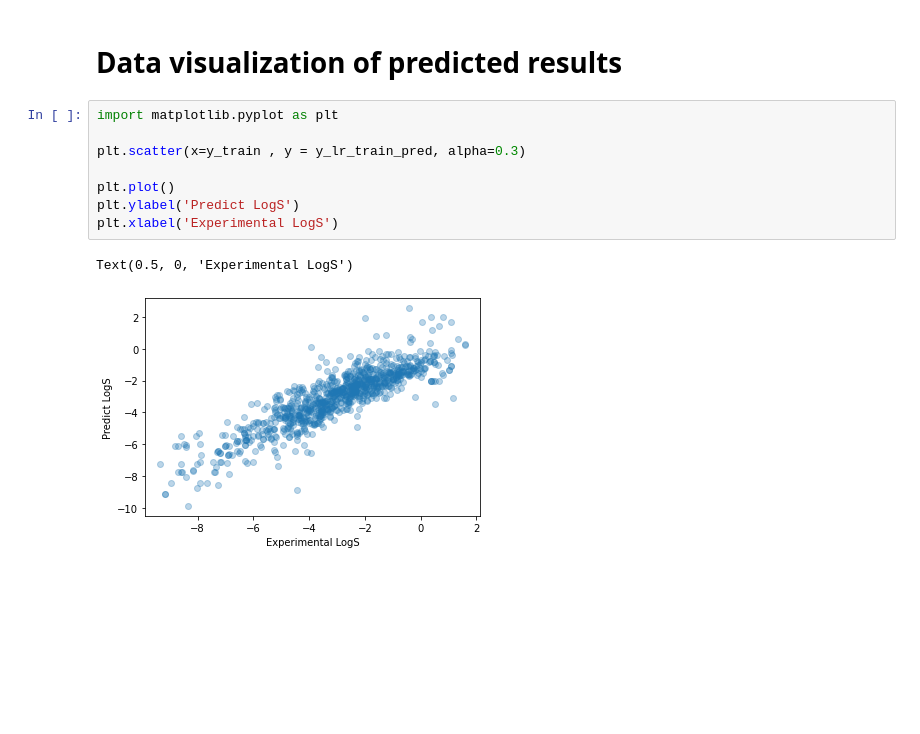
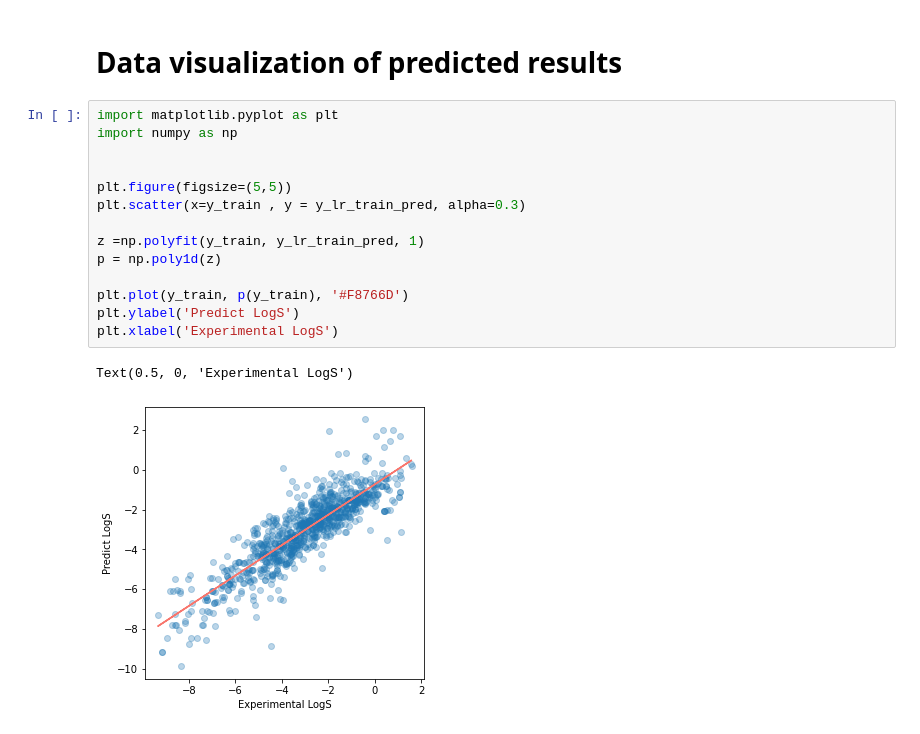
Before and after one commit to Kamizuru007/ML1, a Jupyter notebook: first_real_project.ipynb, the cells around one changed output. Saved outputs shown, nothing was run; the diff lists cells and outputs as text; blank space fills up the shorter version.

```diff
--- a/first_real_project.ipynb
+++ b/first_real_project.ipynb
@@ -211,12 +211,18 @@ df_models.reset_index(drop=True)
 # Data visualization of predicted results
 # %%
 import matplotlib.pyplot as plt
+import numpy as np
 
+
+plt.figure(figsize=(5,5))
 plt.scatter(x=y_train , y = y_lr_train_pred, alpha=0.3)
 
-plt.plot()
+z =np.polyfit(y_train, y_lr_train_pred, 1)
+p = np.poly1d(z)
+
+plt.plot(y_train, p(y_train), '#F8766D')
 plt.ylabel('Predict LogS')
 plt.xlabel('Experimental LogS')
 # %% [output]
 Text(0.5, 0, 'Experimental LogS')
-[figure, old version]
+[figure, new version]
```
